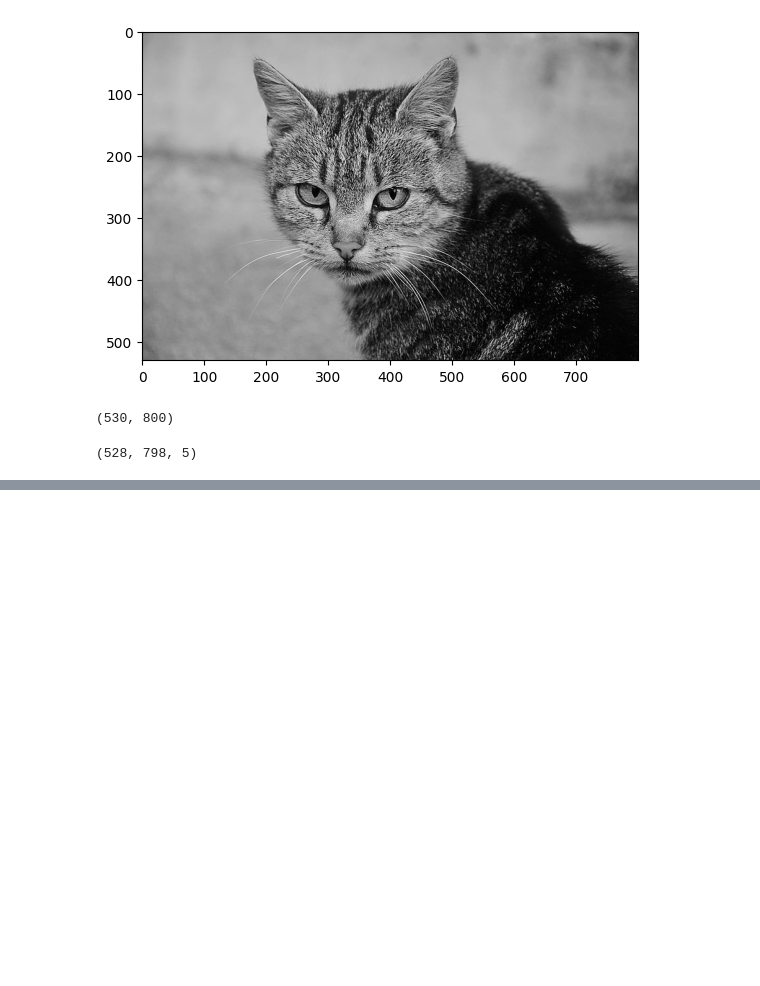
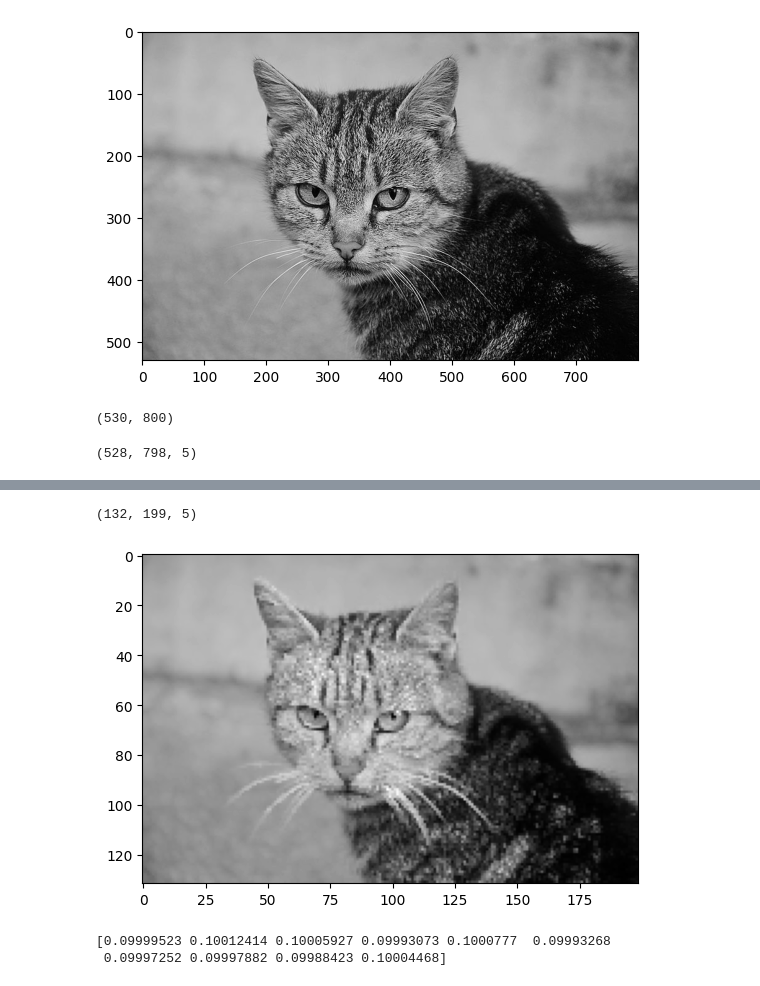
Before and after one commit to 0shankart/MachineLearning, a Jupyter notebook: DeepLearning/02_CNN_Implementation.ipynb, the cells around one changed output, grey strips where cells are left out. Drawn from its saved outputs; the diff is of its cells as text; code cells hidden in the pictures; blank space fills up the shorter version.

Commit message:
completed the basic cnn, maxpool softmax

```diff
--- a/DeepLearning/02_CNN_Implementation.ipynb
+++ b/DeepLearning/02_CNN_Implementation.ipynb
@@ -75,6 +75,6 @@ plt.show()
 # %%
 class Max_Pool:
-    def __init(self, filter_size):
+    def __init__(self, filter_size):
         self.filter_size = filter_size
 
     def image_region(self, image):
@@ -97,4 +97,26 @@ class Max_Pool:
         return output
 
     def back_prop(self, dL_dout):
-        dL_dmax_pool = np.zeros
+        dL_dmax_pool = np.zeros(self.image.shape)
+        for image_patch, i, j in self.image_region(self.image):
+            height, width, num_filters = image_patch.shape
+            maximum_val = np.amax(image_patch, axis =(0, 1))
+
+            for i1 in range(height):
+                for j1 in range(width):
+                    for k1 in range(num_filters):
+                        if image_patch[i1, j1, k1] == maximum_val[k1]:
+                            dL_dmax_pool[i*self.filter_size + i1, j*self.filter_size + j1, k1] = dL_dout[i, j, k1]
+
+        return dL_dmax_pool
+# %%
+conn2 = Max_Pool(4)
+out2 = conn2.forward_prop(out)
+out2.shape
+# %% [output]
+(132, 199, 5)
+# %%
+plt.imshow(out2[:, :, 3], cmap = 'gray')
+plt.show()
+# %% [output]
+[figure, added]
@@ -100,0 +169,7 @@ class Max_Pool:
+# %%
+conn3 = Softmax(132*199*5, 10)
+out3 = conn3.forward_prop(out2)
+print(out3)
+# %% [output]
+[0.09999523 0.10012414 0.10005927 0.09993073 0.1000777  0.09993268
+ 0.09997252 0.09997882 0.09988423 0.10004468]
```
Also changed, not shown: parts of 7 cells of this notebook.
